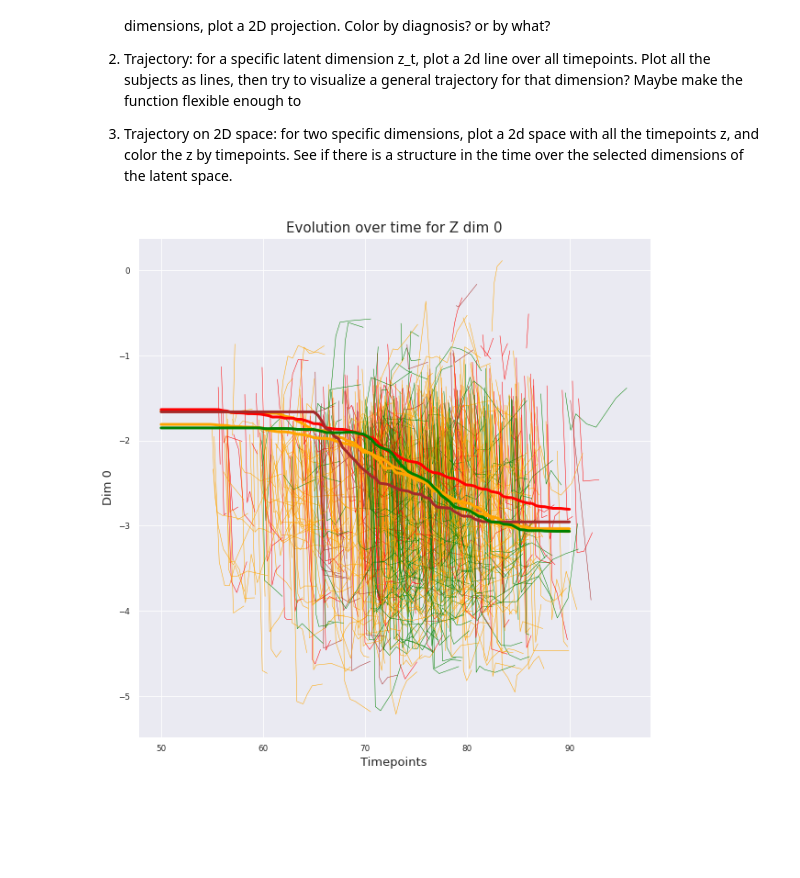
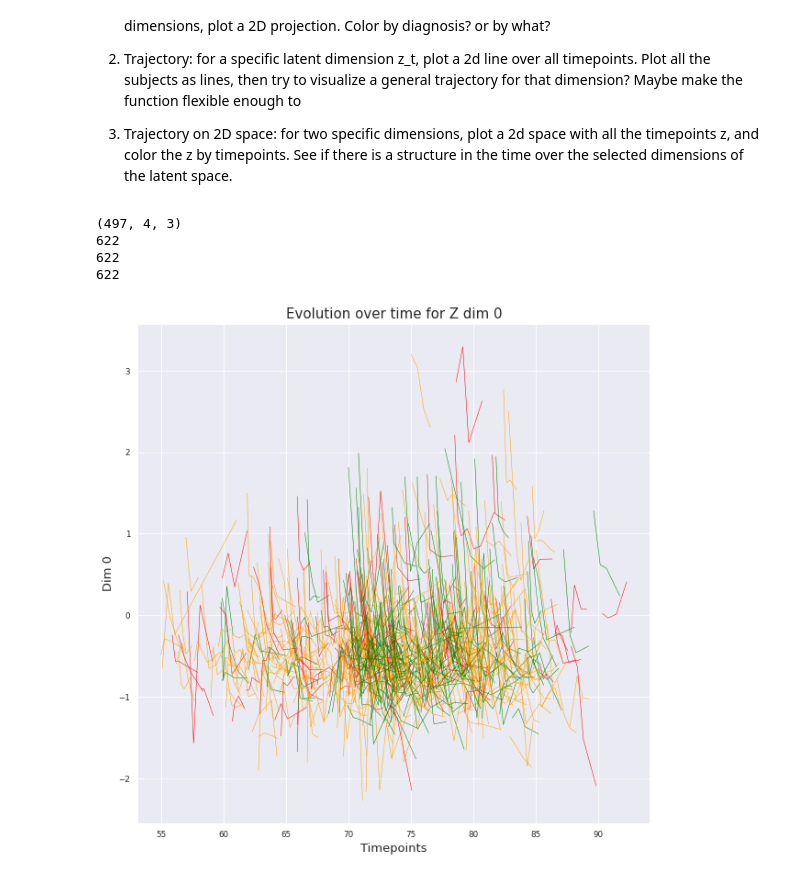
Before and after one commit to GerardMJuan/RNN-VAE, a Jupyter notebook: evaluation/latent_visualization.ipynb, the cells around one changed output. Cells and saved outputs as stored; diff of their text form; code cells hidden in the pictures; blank space fills up the shorter version.

```diff
--- a/evaluation/latent_visualization.ipynb
+++ b/evaluation/latent_visualization.ipynb
@@ -107,3 +114,9 @@ print(Y_train["DX"][3])
+# %%
+#Reshape features so that nsubjects go first
+X_train_hat = np.array(X_train_fwd['xnext']).swapaxes(0,1)
+z_train = np.array(X_train_fwd['z']).swapaxes(0,1)
+X_test_hat = np.array(X_test_fwd['xnext']).swapaxes(0,1)
+z_test = np.array(X_test_fwd['z']).swapaxes(0,1)
 # %% [markdown]
 Now start testing on the actual latent space. I want to program three main ways of latent space visualization:
 
@@ -116,25 +129,22 @@ Now start testing on the actual latent space. I want to program three main ways
 #First get the latent space
 #Note that we have to apply the mask all the same!
 
-z_train = X_train_fwd['zx']
-z_test = X_test_fwd['zx']
-
-
-#Hack: instead of nfeatures, we have a latent space, with a different dimensionality. But we want to capture it anyway, so
-#just select a number of dimensions equals to z_dim (should be all true!)
-z_train = [Z[mask_train[:,i,:z_dim]].reshape((-1, z_dim)) for (i, Z) in enumerate(z_train)]
-z_test = [Z[mask_test[:,i,:z_dim]].reshape((-1, z_dim)) for (i, Z) in enumerate(z_test)]
+if padding:
+    #Hack: instead of nfeatures, we have a latent space, with a different dimensionality. But we want to capture it anyway, so
+    #just select a number of dimensions equals to z_dim (should be all true!)
+    z_train = [Z[mask_train[:,i,:z_dim]].reshape((-1, z_dim)) for (i, Z) in enumerate(z_train)]
+    z_test = [Z[mask_test[:,i,:z_dim]].reshape((-1, z_dim)) for (i, Z) in enumerate(z_test)]
 # %%
 ##1 Classic latent space visualization
 dim0 = 0
 dim1 = 2
 z_t = 3
-color = 'AGE'
+color = 'AGE_demog'
 
 #prepare the data
 train_z_d0 = np.array([x[z_t, dim0] for x in z_train if x.shape[0] > z_t])
 train_z_d1 = np.array([x[z_t, dim1] for x in z_train if x.shape[0] > z_t])
-
+print(z_train.shape)
 test_z_d0 = np.array([x[z_t, dim0] for x in z_test if x.shape[0] > z_t ])
 test_z_d1 = np.array([x[z_t, dim1] for x in z_test if x.shape[0] > z_t])
 
@@ -148,7 +158,15 @@ test_color = np.array([x[z_t] for x in Y_test[color] if x.shape[0] > z_t])
 color = np.append(train_color, test_color)
 
 #run figure
+print(len(z_d0))
+print(len(z_d1))
+print(len(color))
 plot_z_2d(z_d0, z_d1, z_t, color, [dim0, dim1], out_dir)
+# %% [output]
+(497, 4, 3)
+622
+622
+622
 # %%
 # 2 Trajectory latent space visualization
 ###THIS TRAJECTORY WILL NOT BE USED WIDELY SO LETS DONT PUT INTO A FUNCTION (ALSO IM LAZY)
@@ -176,42 +194,43 @@ age = age_train + age_test
 
 dict_dx = {
     "AD": "red",
     "CN": "green",
     "SMC": "brown",
     "EMCI": "orange",
     "LMCI": "orange"
 }
 
 #plot all lines
 #regarding the x axis: maybe it make sense to not use timepoints but...
 #age?
 # time from baseline?
 #age probably is best
 # TODO ADD AGE
 
 plt.figure(figsize=(10,10))
 for (line, dx, a) in zip(z_d0, labels, age):
     plt.plot(a, line, linewidth=0.5,c=dict_dx[dx])
 
 #compute an approximation for each of the dx groups
 #interpolate for the cases where we do not have enough points
 #from https://stackoverflow.com/questions/51933785/getting-a-mean-curve-of-several-curves-with-x-values-not-being-the-same?noredirect=1&lq=1
-for dx in set(labels):
-    mean_x_axis = list(range(max_timepoints))
-    mean_x_axis = np.linspace(50,90,100)
-    ys_interp = [np.interp(mean_x_axis, a, x) for (x, d, a) in zip(z_d0, labels, age) if d==dx]
-    mean_y_axis = np.mean(ys_interp, axis=0)
+if padding:
+    for dx in set(labels):
+        mean_x_axis = list(range(max_timepoints))
+        mean_x_axis = np.linspace(50,90,100)
+        ys_interp = [np.interp(mean_x_axis, a, x) for (x, d, a) in zip(z_d0, labels, age) if d==dx]
+        mean_y_axis = np.mean(ys_interp, axis=0)
 
-    #plot it too
-    #This needs to be plotted differently from the others
-    plt.plot(mean_x_axis, mean_y_axis,color=dict_dx[dx], linewidth=3)
+        #plot it too
+        #This needs to be plotted differently from the others
+        plt.plot(mean_x_axis, mean_y_axis,color=dict_dx[dx], linewidth=3)
 
 plt.xlabel(f"Timepoints", size=13)
 plt.ylabel(f"Dim {dim0}", size=13)
 plt.title(f"Evolution over time for Z dim {dim0}", size=15)
 plt.show()
 # %% [output]
-[figure, old version]
+[figure, new version]
 # %%
 #3 2D Trajectory latent space visualization
 dim0=0
```
Also changed, not shown: parts of 5 cells of this notebook, 13 other files.
